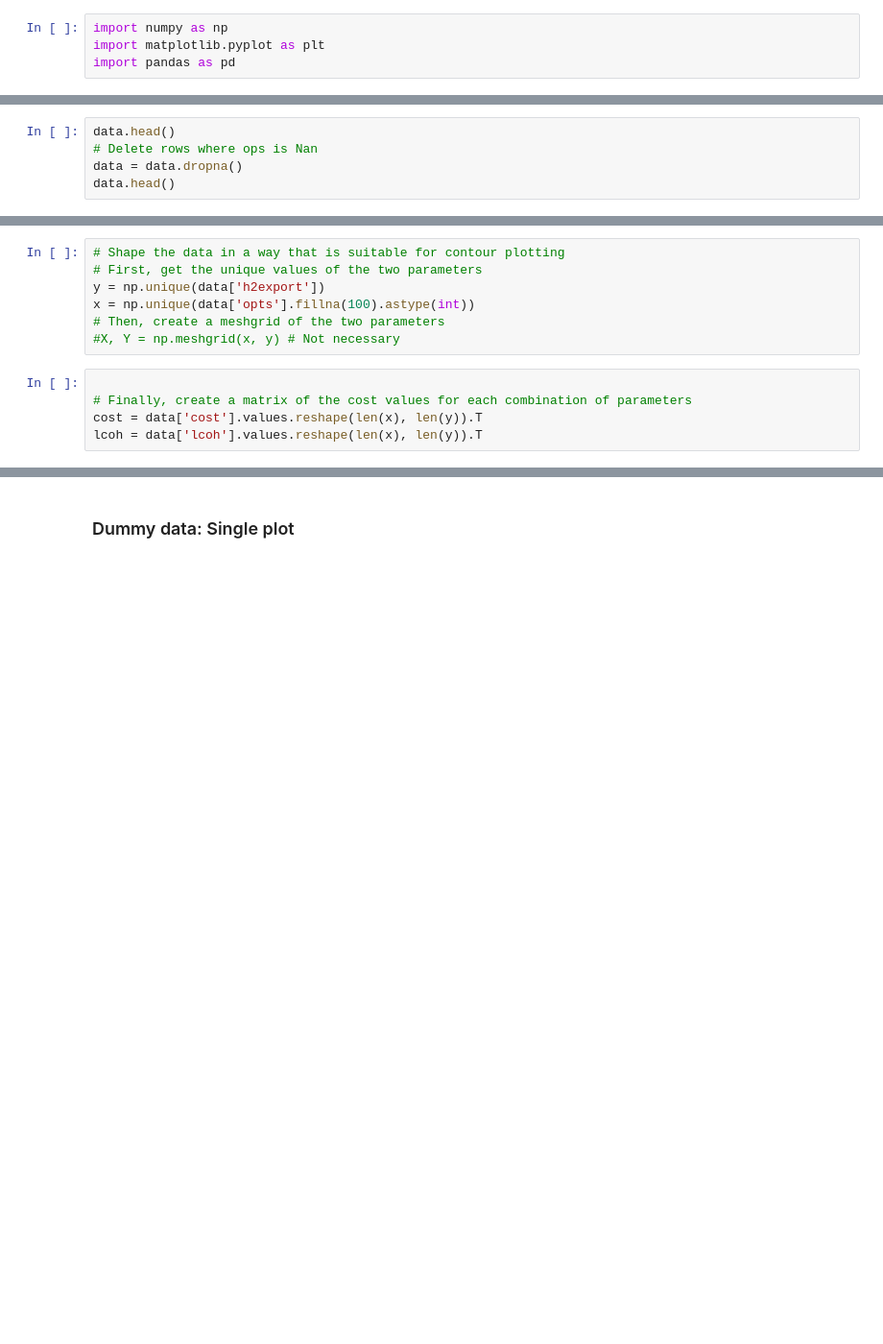
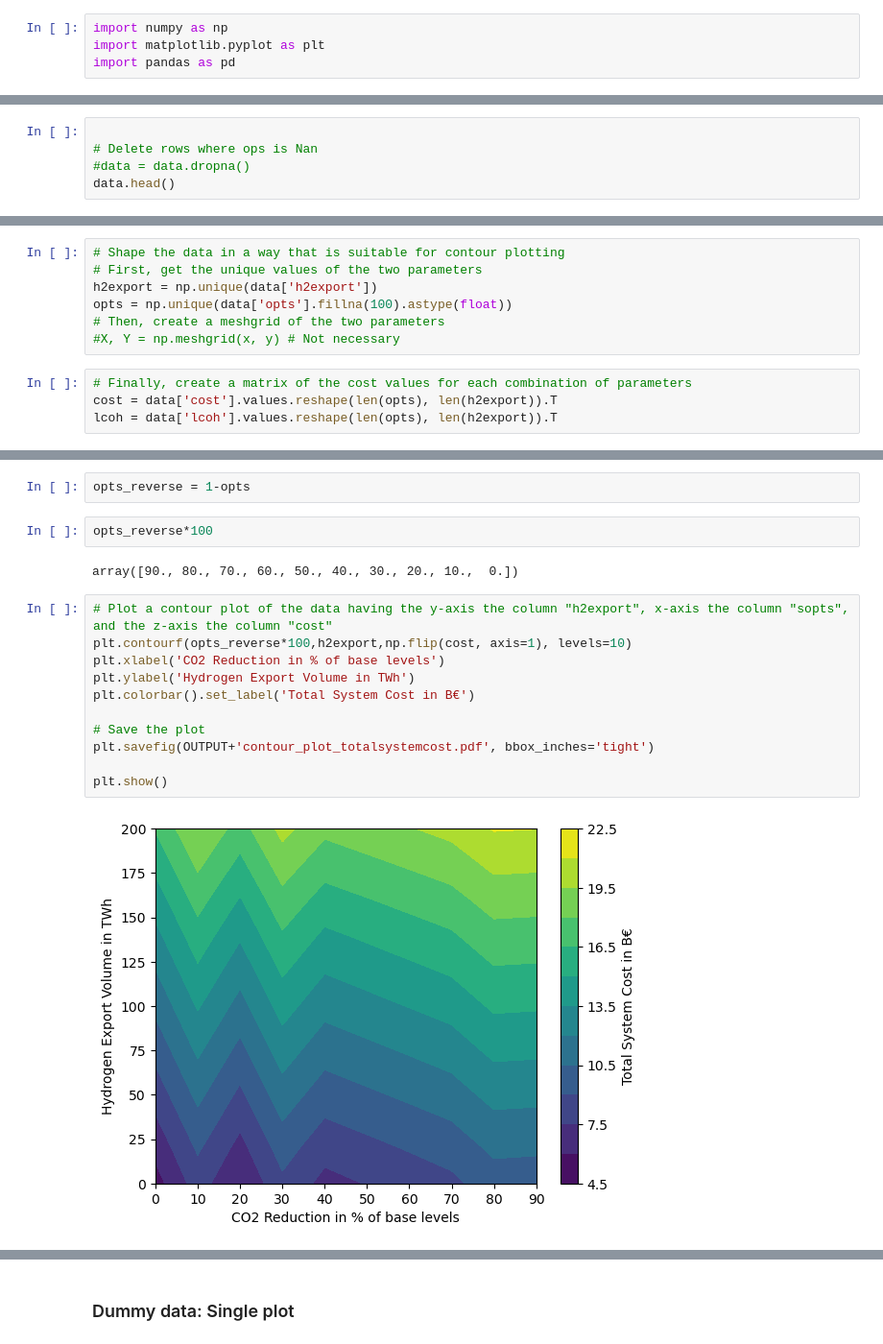
Before and after one commit to energyLS/aldehyde, a Jupyter notebook: workflow/notebooks/ contour_plot.ipynb, the cells around one changed output, grey strips where cells are left out. Shown at 96% size. Saved outputs shown, nothing was run; the diff lists cells and outputs as text; blank space fills up the shorter version.

Commit message:
chore: analyze new results in contour

```diff
--- a/workflow/notebooks/ contour_plot.ipynb
+++ b/workflow/notebooks/ contour_plot.ipynb
@@ -24,5 +44,5 @@ data["lcoh"] = data["lcoh"].round(2)
 # %%
+
+# Delete rows where ops is Nan
+#data = data.dropna()
 data.head()
-# Delete rows where ops is Nan
-data = data.dropna()
-data.head()
@@ -29,12 +56,11 @@ data.head()
 # %%
 # Shape the data in a way that is suitable for contour plotting
 # First, get the unique values of the two parameters
-y = np.unique(data['h2export'])
-x = np.unique(data['opts'].fillna(100).astype(int))
+h2export = np.unique(data['h2export'])
+opts = np.unique(data['opts'].fillna(100).astype(float))
 # Then, create a meshgrid of the two parameters
 #X, Y = np.meshgrid(x, y) # Not necessary
 # %%
-
 # Finally, create a matrix of the cost values for each combination of parameters
-cost = data['cost'].values.reshape(len(x), len(y)).T
-lcoh = data['lcoh'].values.reshape(len(x), len(y)).T
+cost = data['cost'].values.reshape(len(opts), len(h2export)).T
+lcoh = data['lcoh'].values.reshape(len(opts), len(h2export)).T
@@ -41,2 +97,21 @@ lcoh = data['lcoh'].values.reshape(len(x), len(y)).T
+# %%
+opts_reverse = 1-opts
+# %%
+opts_reverse*100
+# %% [output]
+array([90., 80., 70., 60., 50., 40., 30., 20., 10.,  0.])
+# %%
+# Plot a contour plot of the data having the y-axis the column "h2export", x-axis the column "sopts", and the z-axis the column "cost"
+plt.contourf(opts_reverse*100,h2export,np.flip(cost, axis=1), levels=10)
+plt.xlabel('CO2 Reduction in % of base levels')
+plt.ylabel('Hydrogen Export Volume in TWh')
+plt.colorbar().set_label('Total System Cost in B€')
+
+# Save the plot
+plt.savefig(OUTPUT+'contour_plot_totalsystemcost.pdf', bbox_inches='tight')
+
+plt.show()
+# %% [output]
+[figure, added]
 # %%
 # Plot a contour plot of the data having the y-axis the column "h2export", x-axis the column "sopts", and the z-axis the column "lcoh"
```
Also changed, not shown: parts of 12 cells of this notebook.
